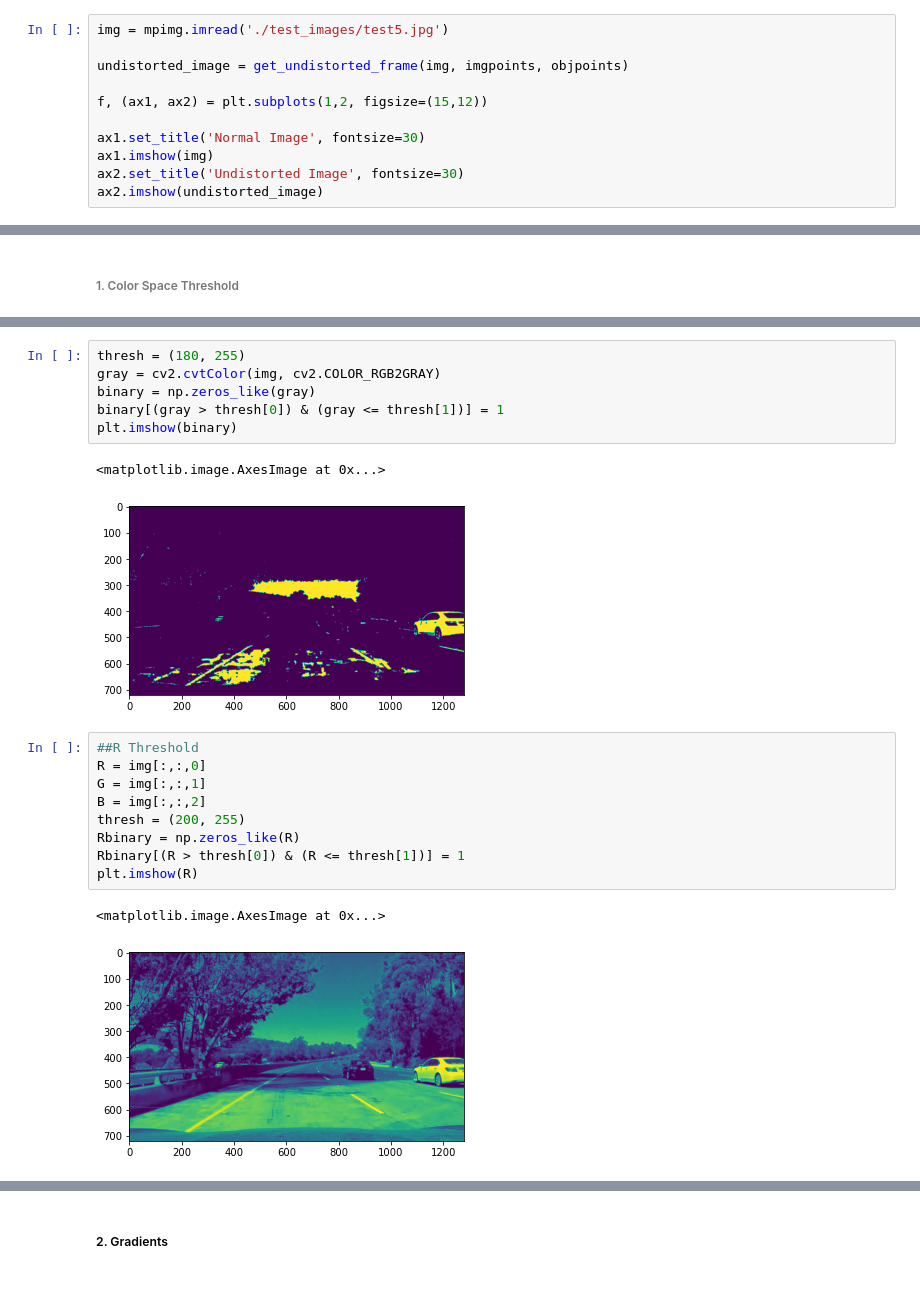
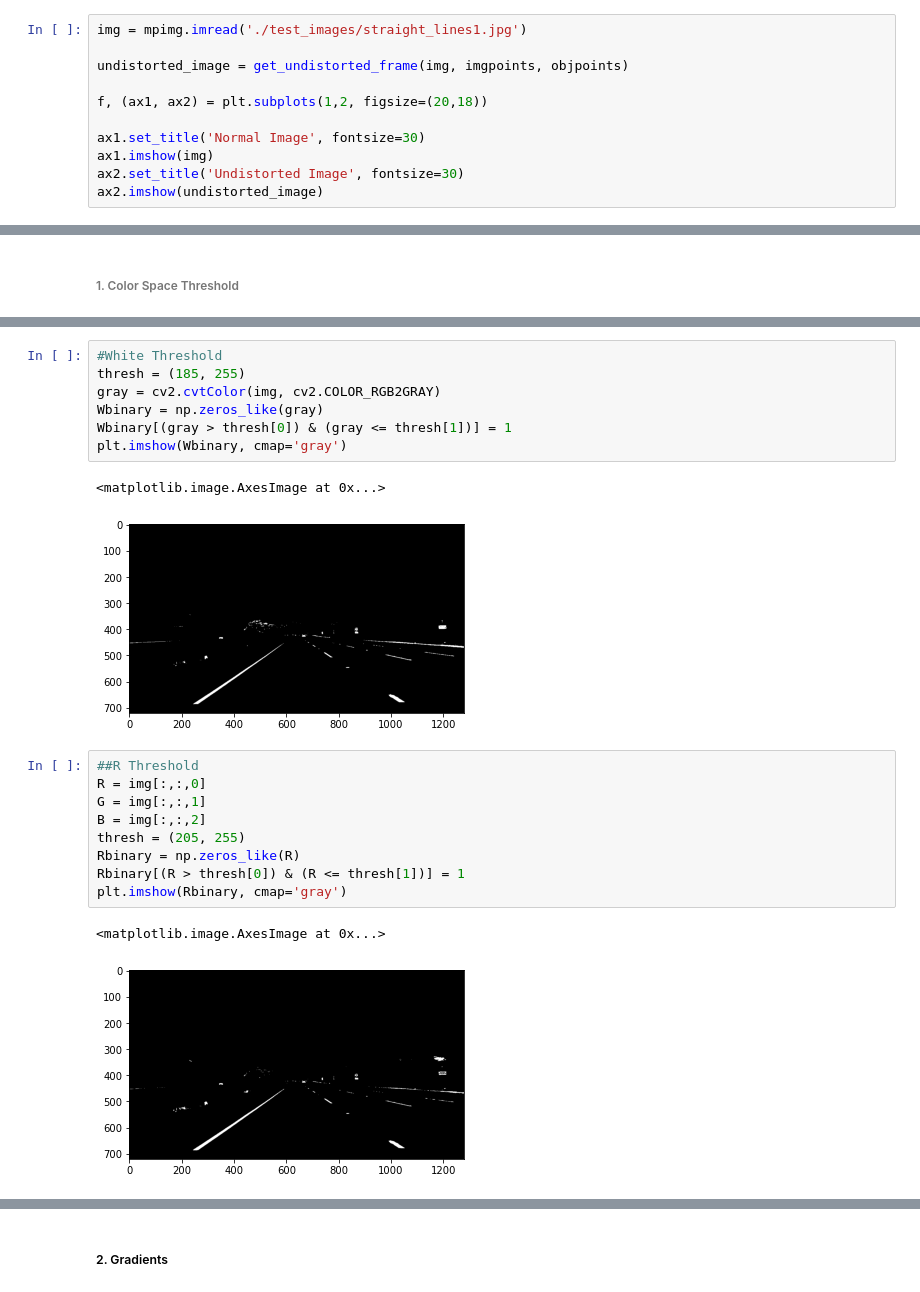
Before and after one commit to code-Abhishek/seeing_lane_eyes_closed, a Jupyter notebook: CarND-Advanced-Lane-Lines/Advanced_Attempt.ipynb, the cells around one changed output, grey strips where cells are left out. Saved outputs shown, nothing was run; the diff lists cells and outputs as text.

```diff
--- a/CarND-Advanced-Lane-Lines/Advanced_Attempt.ipynb
+++ b/CarND-Advanced-Lane-Lines/Advanced_Attempt.ipynb
@@ -66,11 +66,11 @@ cal_images = glob.glob('./camera_cal/calibration*.jpg')
 #Calibrate the camera using the calibration images
 imgpoints, objpoints = get__calibration_points(cal_images)
 # %%
-img = mpimg.imread('./test_images/test5.jpg')
+img = mpimg.imread('./test_images/straight_lines1.jpg')
 
 undistorted_image = get_undistorted_frame(img, imgpoints, objpoints)
 
-f, (ax1, ax2) = plt.subplots(1,2, figsize=(15,12))
+f, (ax1, ax2) = plt.subplots(1,2, figsize=(20,18))
 
 ax1.set_title('Normal Image', fontsize=30)
 ax1.imshow(img)
@@ -99,21 +98,22 @@ plt.imshow(H)
 # %%
-thresh = (180, 255)
+#White Threshold
+thresh = (185, 255)
 gray = cv2.cvtColor(img, cv2.COLOR_RGB2GRAY)
-binary = np.zeros_like(gray)
-binary[(gray > thresh[0]) & (gray <= thresh[1])] = 1
-plt.imshow(binary)
+Wbinary = np.zeros_like(gray)
+Wbinary[(gray > thresh[0]) & (gray <= thresh[1])] = 1
+plt.imshow(Wbinary, cmap='gray')
 # %% [output]
 <matplotlib.image.AxesImage at 0x...>
-[figure, old version]
+[figure, new version]
 # %%
 ##R Threshold
 R = img[:,:,0]
 G = img[:,:,1]
 B = img[:,:,2]
-thresh = (200, 255)
+thresh = (205, 255)
 Rbinary = np.zeros_like(R)
 Rbinary[(R > thresh[0]) & (R <= thresh[1])] = 1
-plt.imshow(R)
+plt.imshow(Rbinary, cmap='gray')
 # %% [output]
 <matplotlib.image.AxesImage at 0x...>
-[figure, old version]
+[figure, new version]
```
Also changed, not shown: parts of 19 cells of this notebook, 1 other file.
